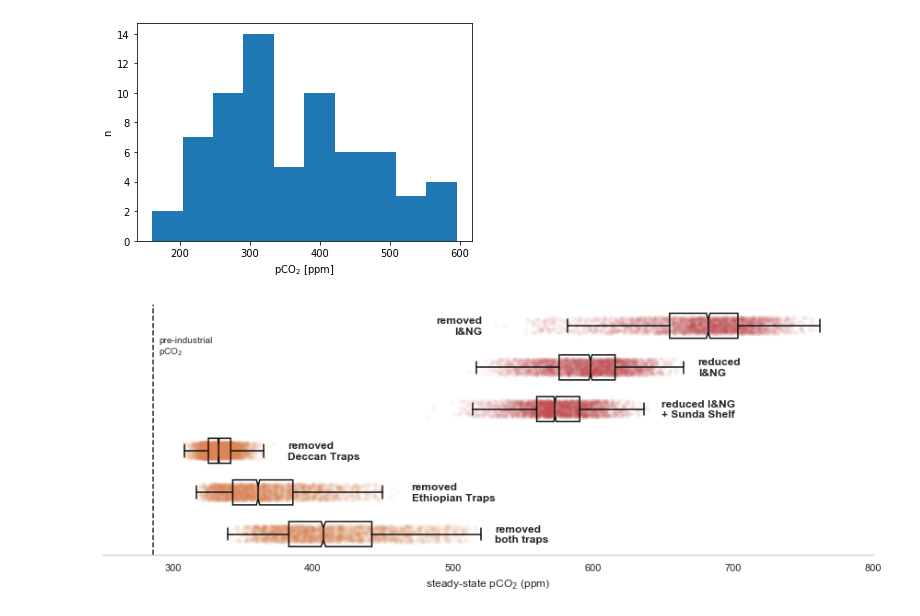
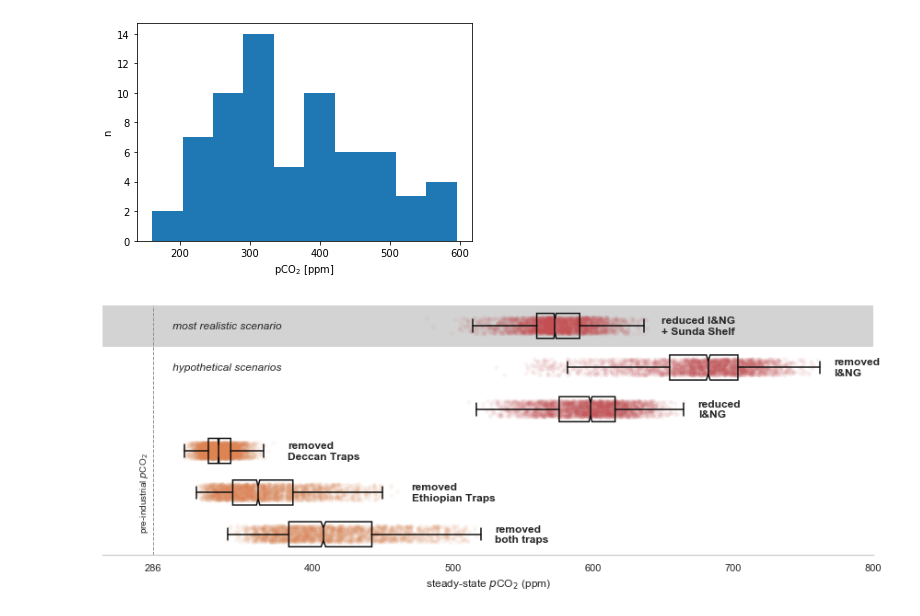
Before and after one commit to Swanson-Hysell-Group/GEOCLIM_Modern, a Jupyter notebook: Code/Notebooks/scenario_analysis.ipynb, the cells around one changed output. Saved outputs shown, nothing was run; the diff lists cells and outputs as text; code cells hidden in the pictures.

```diff
--- a/Code/Notebooks/scenario_analysis.ipynb
+++ b/Code/Notebooks/scenario_analysis.ipynb
@@ -228,14 +231,14 @@ plt.show(fig)
 # %% [markdown]
 ## Box Plot
 # %%
-sns_df_1 = pd.DataFrame({'ppm':noIA_nc.variables['atm_CO2_level'][:].data,
+sns_df_1 = pd.DataFrame({'ppm':redIAsunda_nc.variables['atm_CO2_level'][:].data,
+                         'scenario':['redIAsunda']*len(redIAsunda_nc.variables['atm_CO2_level'][:].data)})
+
+sns_df_2 = pd.DataFrame({'ppm':noIA_nc.variables['atm_CO2_level'][:].data,
                          'scenario':['noIA']*len(noIA_nc.variables['atm_CO2_level'][:].data)})
 
-sns_df_2 = pd.DataFrame({'ppm':redIA_nc.variables['atm_CO2_level'][:].data,
+sns_df_3 = pd.DataFrame({'ppm':redIA_nc.variables['atm_CO2_level'][:].data,
                          'scenario':['redIA']*len(redIA_nc.variables['atm_CO2_level'][:].data)})
-
-sns_df_3 = pd.DataFrame({'ppm':redIAsunda_nc.variables['atm_CO2_level'][:].data,
-                         'scenario':['redIAsunda']*len(redIAsunda_nc.variables['atm_CO2_level'][:].data)})
 
 sns_df_4 = pd.DataFrame({'ppm':noDeccan_nc.variables['atm_CO2_level'][:].data,
                          'scenario':['noDeccan']*len(noDeccan_nc.variables['atm_CO2_level'][:].data)})
@@ -358,7 +361,7 @@ plt.show(fig)
 # %% [output]
 [figure]
 # %%
-sns.set(style="whitegrid")
+sns.set(style='whitegrid')
 
 fig, ax = plt.subplots(figsize=(15,5))
 
@@ -371,43 +374,54 @@ for patch in ax.artists:
     r,g,b,a = patch.get_facecolor()
     patch.set_facecolor((0,0,0,0))
 
-ax.axvline(286, c='k', ls='--')
-ax.text(290, 0.5, 'pre-industrial\npCO$_{2}$', fontsize=10,
+ax.axvline(286, c='C7', lw=1, ls='--')
+ax.text(284, 4, 'pre-industrial $\it{p}$CO$_{2}$', fontsize=10,
+        horizontalalignment='right', verticalalignment='center', rotation=90)
+
+#ax.axhline(0.5, c='k', ls='--')
+ax.text(300, 0, 'most realistic scenario', fontsize=12, style='italic',
+        horizontalalignment='left', verticalalignment='center')
+ax.text(300, 1, 'hypothetical scenarios', fontsize=12, style='italic',
         horizontalalignment='left', verticalalignment='center')
 
 fontsize = 12
-ax.text(np.min(noIA_nc.variables['atm_CO2_level'][:].data)-10, 0,
+ax.text(np.max(redIAsunda_nc.variables['atm_CO2_level'][:].data)+10, 0,
+        'reduced I&NG\n+ Sunda Shelf', fontweight='bold', fontsize=fontsize,
+        horizontalalignment='left', verticalalignment='center')
+ax.text(np.max(noIA_nc.variables['atm_CO2_level'][:].data)+10, 1,
         'removed\nI&NG', fontweight='bold', fontsize=fontsize,
-        horizontalalignment='right', verticalalignment='center')
-ax.text(np.max(redIA_nc.variables['atm_CO2_level'][:].data)+10, 1,
+        horizontalalignment='left', verticalalignment='center')
+ax.text(np.max(redIA_nc.variables['atm_CO2_level'][:].data)+10, 2,
         'reduced\nI&NG', fontweight='bold', fontsize=fontsize,
-        horizontalalignment='left', verticalalignment='center')
-ax.text(np.max(redIAsunda_nc.variables['atm_CO2_level'][:].data)+10, 2,
-        'reduced I&NG\n+ Sunda Shelf', fontweight='bold', fontsize=fontsize,
         horizontalalignment='left', verticalalignment='center')
 
 fontsize = 12
 ax.text(np.max(noDeccan_nc.variables['atm_CO2_level'][:].data)+10, 3,
         'removed\nDeccan Traps', fontweight='bold', fontsize=fontsize,
         horizontalalignment='left', verticalalignment='center')
 ax.text(np.max(noET_nc.variables['atm_CO2_level'][:].data)+10, 4,
         'removed\nEthiopian Traps', fontweight='bold', fontsize=fontsize,
         horizontalalignment='left', verticalalignment='center')
 ax.text(np.max(noTraps_nc.variables['atm_CO2_level'][:].data)+10, 5,
         'removed\nboth traps', fontweight='bold', fontsize=fontsize,
         horizontalalignment='left', verticalalignment='center')
 
 ax.set_yticklabels([])
 ax.set_ylabel('')
-ax.set_xlabel('steady-state pCO$_{2}$ (ppm)')
+ax.set_xlabel('steady-state $\it{p}$CO$_{2}$ (ppm)')
 
 ax.set_xlim(250,800)
+ax.set_xticks([286,400,500,600,700,800])
+
+rect = patches.Rectangle((250,-0.5),550,1,
+                         edgecolor='none',facecolor='lightgrey',zorder=-999)
+ax.add_patch(rect)
 
 ax.xaxis.grid(False)
 sns.despine(left=True)
 
 fig.savefig('../../Manuscript/Figures/scenario_pCO2.pdf',bbox_inches='tight')
 
 plt.show(fig)
 # %% [output]
-[figure, old version]
+[figure, new version]
```
Also changed, not shown: parts of 3 cells of this notebook, 7 other files.
